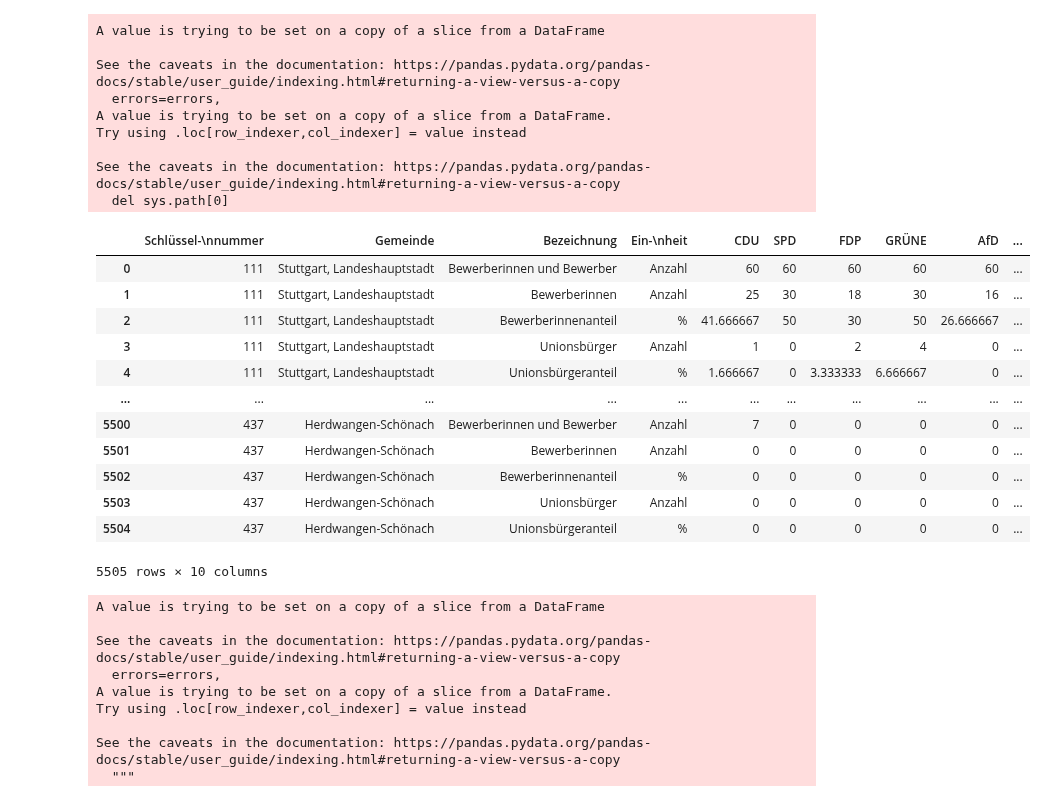
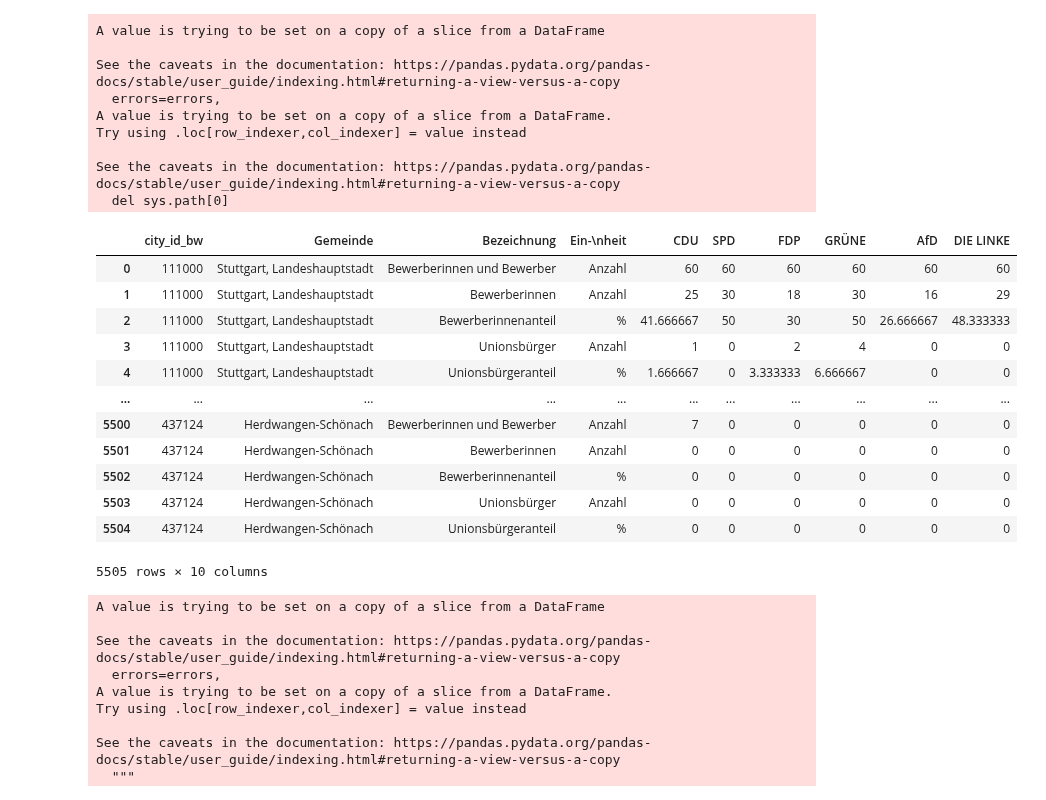
Before and after one commit to mariusgruenewald/pol_viol, a Jupyter notebook: election_data_clean.ipynb, the cells around one changed output. Cells and saved outputs as stored; diff of their text form; code cells hidden in the pictures.

```diff
--- a/election_data_clean.ipynb
+++ b/election_data_clean.ipynb
@@ -143,27 +180,27 @@ data_long_2014.reset_index(inplace=True)
 data_long_2014['state'] = 'BW'
 # %%
 # renaming and filtering
-data_bw_2019_1.rename({'Davon':'CDU', 'Unnamed: 8':'GRÜNE', 'Unnamed: 9':'SPD', 'Unnamed: 10':'FDP', 'Unnamed: 11':'AfD'}, axis=1, inplace=True)
-data_bw_2019_1 = data_bw_2019_1[['Schlüssel-\nnummer', 'Gemeinde', 'Bezeichnung', 'Ein-\nheit', 'CDU', 'SPD', 'FDP', 'GRÜNE', 'AfD']]
+data_bw_2019_1.rename({'Davon':'CDU', 'Unnamed: 8':'GRÜNE', 'Unnamed: 9':'SPD', 'Unnamed: 10':'FDP', 'Unnamed: 11':'AfD', 'Unnamed: 2':'city_id_bw'}, axis=1, inplace=True)
+data_bw_2019_1 = data_bw_2019_1[['city_id_bw', 'Gemeinde', 'Bezeichnung', 'Ein-\nheit', 'CDU', 'SPD', 'FDP', 'GRÜNE', 'AfD']]
 data_bw_2019_1.dropna(inplace=True)
-data_bw_2019_2.rename({'Unnamed: 9':'DIE LINKE'}, axis=1, inplace=True)
-data_bw_2019_2 = data_bw_2019_2[['Schlüssel-\nnummer', 'Gemeinde', 'Bezeichnung', 'Ein-\nheit', 'DIE LINKE']]
+data_bw_2019_2.rename({'Unnamed: 9':'DIE LINKE', 'Unnamed: 2': 'city_id_bw'}, axis=1, inplace=True)
+data_bw_2019_2 = data_bw_2019_2[['city_id_bw', 'Gemeinde', 'Bezeichnung', 'Ein-\nheit', 'DIE LINKE']]
 data_bw_2019_2.dropna(inplace=True)
-data_bw_2019 = pd.merge(data_bw_2019_1, data_bw_2019_2, on=['Schlüssel-\nnummer', 'Gemeinde', 'Bezeichnung', 'Ein-\nheit'], how='inner', validate='1:1')
+data_bw_2019 = pd.merge(data_bw_2019_1, data_bw_2019_2, on=['city_id_bw', 'Gemeinde', 'Bezeichnung', 'Ein-\nheit'], how='inner', validate='1:1')
 data_bw_2019
 # %% [output]
-|  | Schlüssel-\nnummer | Gemeinde | Bezeichnung | Ein-\nheit | CDU | SPD | FDP | GRÜNE | AfD | ... |
-| 0 | 111 | Stuttgart, Landeshauptstadt | Bewerberinnen und Bewerber | Anzahl | 60 | 60 | 60 | 60 | 60 | ... |
-| 1 | 111 | Stuttgart, Landeshauptstadt | Bewerberinnen | Anzahl | 25 | 30 | 18 | 30 | 16 | ... |
-| 2 | 111 | Stuttgart, Landeshauptstadt | Bewerberinnenanteil | % | 41.666667 | 50 | 30 | 50 | 26.666667 | ... |
-| 3 | 111 | Stuttgart, Landeshauptstadt | Unionsbürger | Anzahl | 1 | 0 | 2 | 4 | 0 | ... |
-| 4 | 111 | Stuttgart, Landeshauptstadt | Unionsbürgeranteil | % | 1.666667 | 0 | 3.333333 | 6.666667 | 0 | ... |
+|  | city_id_bw | Gemeinde | Bezeichnung | Ein-\nheit | CDU | SPD | FDP | GRÜNE | AfD | DIE LINKE |
+| 0 | 111000 | Stuttgart, Landeshauptstadt | Bewerberinnen und Bewerber | Anzahl | 60 | 60 | 60 | 60 | 60 | 60 |
+| 1 | 111000 | Stuttgart, Landeshauptstadt | Bewerberinnen | Anzahl | 25 | 30 | 18 | 30 | 16 | 29 |
+| 2 | 111000 | Stuttgart, Landeshauptstadt | Bewerberinnenanteil | % | 41.666667 | 50 | 30 | 50 | 26.666667 | 48.333333 |
+| 3 | 111000 | Stuttgart, Landeshauptstadt | Unionsbürger | Anzahl | 1 | 0 | 2 | 4 | 0 | 0 |
+| 4 | 111000 | Stuttgart, Landeshauptstadt | Unionsbürgeranteil | % | 1.666667 | 0 | 3.333333 | 6.666667 | 0 | 0 |
 | ... | ... | ... | ... | ... | ... | ... | ... | ... | ... | ... |
-| 5500 | 437 | Herdwangen-Schönach | Bewerberinnen und Bewerber | Anzahl | 7 | 0 | 0 | 0 | 0 | ... |
-| 5501 | 437 | Herdwangen-Schönach | Bewerberinnen | Anzahl | 0 | 0 | 0 | 0 | 0 | ... |
-| 5502 | 437 | Herdwangen-Schönach | Bewerberinnenanteil | % | 0 | 0 | 0 | 0 | 0 | ... |
-| 5503 | 437 | Herdwangen-Schönach | Unionsbürger | Anzahl | 0 | 0 | 0 | 0 | 0 | ... |
-| 5504 | 437 | Herdwangen-Schönach | Unionsbürgeranteil | % | 0 | 0 | 0 | 0 | 0 | ... |
+| 5500 | 437124 | Herdwangen-Schönach | Bewerberinnen und Bewerber | Anzahl | 7 | 0 | 0 | 0 | 0 | 0 |
+| 5501 | 437124 | Herdwangen-Schönach | Bewerberinnen | Anzahl | 0 | 0 | 0 | 0 | 0 | 0 |
+| 5502 | 437124 | Herdwangen-Schönach | Bewerberinnenanteil | % | 0 | 0 | 0 | 0 | 0 | 0 |
+| 5503 | 437124 | Herdwangen-Schönach | Unionsbürger | Anzahl | 0 | 0 | 0 | 0 | 0 | 0 |
+| 5504 | 437124 | Herdwangen-Schönach | Unionsbürgeranteil | % | 0 | 0 | 0 | 0 | 0 | 0 |
 5505 rows × 10 columns
 # %%
 # same procedure as above for 2014 data
```
Also changed, not shown: parts of 30 cells of this notebook, 2 other files.
